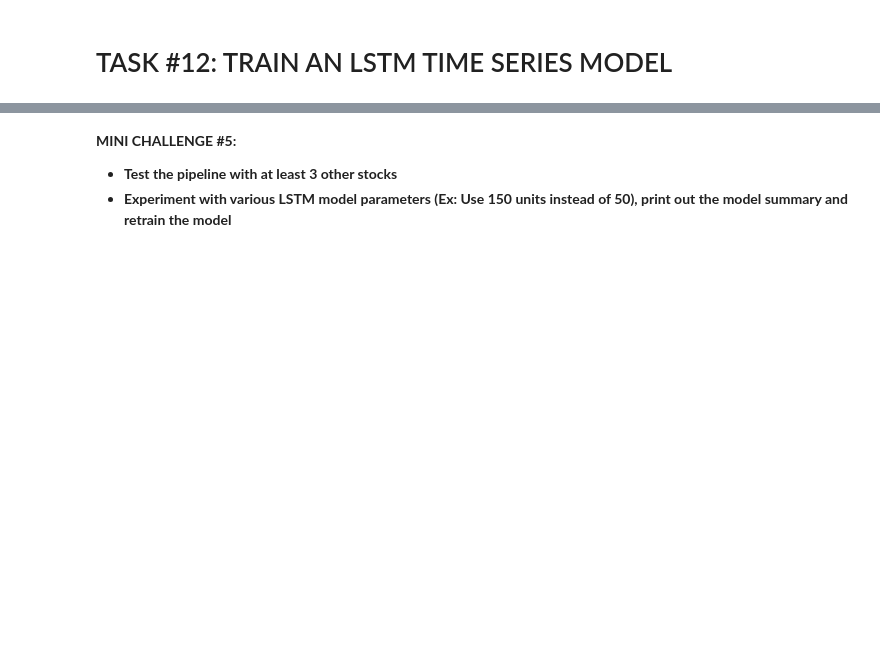
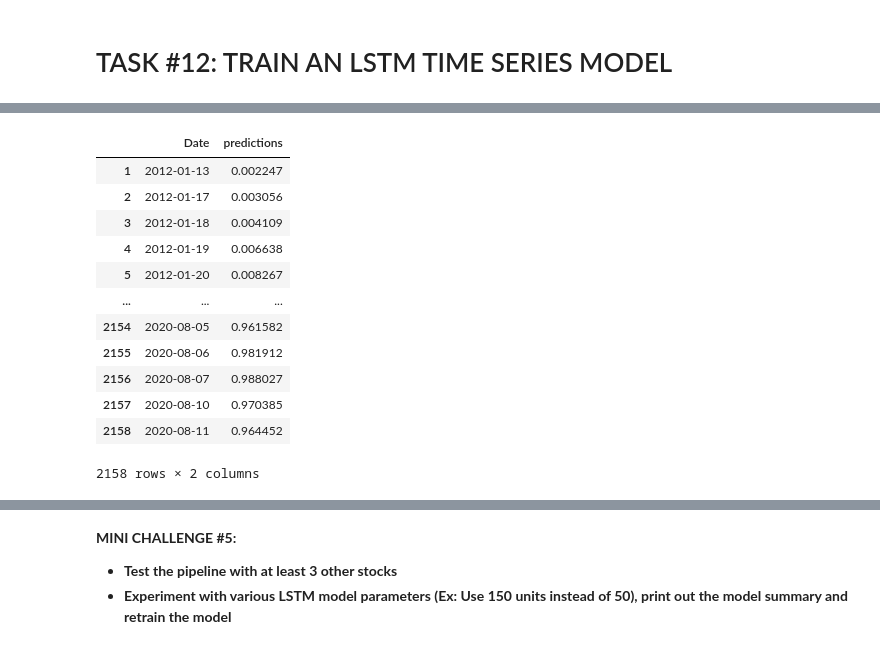
Before and after one commit to sehrish30/Stock-analysis, a Jupyter notebook: ML_In_Finance_Stock_Price_Predictions_Using_Regression_&_LSTM_Skeleton.ipynb, the cells around one changed output, grey strips where cells are left out. Saved outputs shown, nothing was run; the diff lists cells and outputs as text; code cells hidden in the pictures; blank space fills up the shorter version.

```diff
--- a/ML_In_Finance_Stock_Price_Predictions_Using_Regression_&_LSTM_Skeleton.ipynb
+++ b/ML_In_Finance_Stock_Price_Predictions_Using_Regression_&_LSTM_Skeleton.ipynb
@@ -644 +826,11 @@ interactive_plot(df_predicted, 'Original vs. Predictions')
+# %%
+# Make prediction (once the model is trained) X is training data set
+# model contains all the weights everything is captured here
+predicted = model.predict(X)
+# %%
+# Append the predicted values to the list to convert to list format
+test_predicted = []
+
+for i in predicted:
+  test_predicted.append(i[0][0]) # because my data is in 2 dimensional array
 # %%
@@ -649,0 +878,16 @@ interactive_plot(df_predicted, 'Original vs. Predictions')
+# %%
+df_predicted
+# %% [output]
+|  | Date | predictions |
+| 1 | 2012-01-13 | 0.002247 |
+| 2 | 2012-01-17 | 0.003056 |
+| 3 | 2012-01-18 | 0.004109 |
+| 4 | 2012-01-19 | 0.006638 |
+| 5 | 2012-01-20 | 0.008267 |
+| ... | ... | ... |
+| 2154 | 2020-08-05 | 0.961582 |
+| 2155 | 2020-08-06 | 0.981912 |
+| 2156 | 2020-08-07 | 0.988027 |
+| 2157 | 2020-08-10 | 0.970385 |
+| 2158 | 2020-08-11 | 0.964452 |
+2158 rows × 2 columns
```
Also changed, not shown: parts of 31 cells of this notebook.
